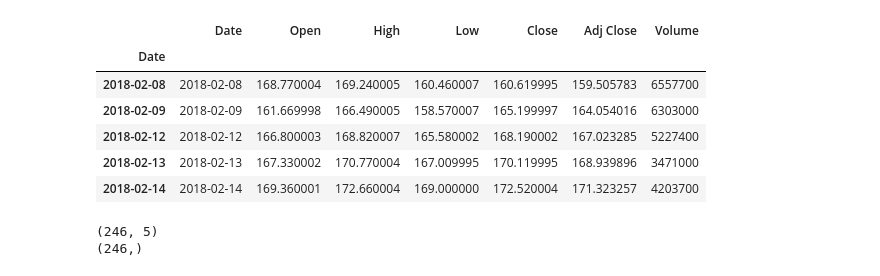
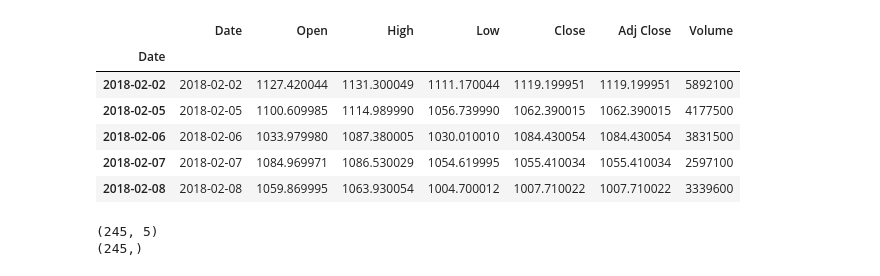
Before and after one commit to WeilunZ/lstm-forecasting, a Jupyter notebook: code/Traditional Model/SVR.ipynb, the cells around one changed output. Saved outputs shown, nothing was run; the diff lists cells and outputs as text; code cells hidden in the pictures.

```diff
--- a/code/Traditional Model/SVR.ipynb
+++ b/code/Traditional Model/SVR.ipynb
@@ -6,18 +6,18 @@ import matplotlib.pyplot as plt
 import math
 # %%
 # 读取数据，pd.read_csv默认生成DataFrame对象，需将其转换成Series对象
-df_ori = pd.read_csv('../../dataset/MA-year.csv',header=0)
+df_ori = pd.read_csv('../../dataset/GOOGL-year.csv',header=0)
 df_ori.index = pd.to_datetime(df_ori['Date'])  # 将字符串索引转换成时间索引
 #df=df_ori.asfreq(freq='3d',method='ffill')
 df_ori.head()
 # %% [output]
 |  | Date | Open | High | Low | Close | Adj Close | Volume |
 | Date |  |  |  |  |  |  |  |
-| 2018-02-08 | 2018-02-08 | 168.770004 | 169.240005 | 160.460007 | 160.619995 | 159.505783 | 6557700 |
-| 2018-02-09 | 2018-02-09 | 161.669998 | 166.490005 | 158.570007 | 165.199997 | 164.054016 | 6303000 |
-| 2018-02-12 | 2018-02-12 | 166.800003 | 168.820007 | 165.580002 | 168.190002 | 167.023285 | 5227400 |
-| 2018-02-13 | 2018-02-13 | 167.330002 | 170.770004 | 167.009995 | 170.119995 | 168.939896 | 3471000 |
-| 2018-02-14 | 2018-02-14 | 169.360001 | 172.660004 | 169.000000 | 172.520004 | 171.323257 | 4203700 |
+| 2018-02-02 | 2018-02-02 | 1127.420044 | 1131.300049 | 1111.170044 | 1119.199951 | 1119.199951 | 5892100 |
+| 2018-02-05 | 2018-02-05 | 1100.609985 | 1114.989990 | 1056.739990 | 1062.390015 | 1062.390015 | 4177500 |
+| 2018-02-06 | 2018-02-06 | 1033.979980 | 1087.380005 | 1030.010010 | 1084.430054 | 1084.430054 | 3831500 |
+| 2018-02-07 | 2018-02-07 | 1084.969971 | 1086.530029 | 1054.619995 | 1055.410034 | 1055.410034 | 2597100 |
+| 2018-02-08 | 2018-02-08 | 1059.869995 | 1063.930054 | 1004.700012 | 1007.710022 | 1007.710022 | 3339600 |
 # %%
 from sklearn.preprocessing import MinMaxScaler
 sc = MinMaxScaler(feature_range=(0, 1))
@@ -40,8 +40,8 @@ y_train=y_train.reshape(y_train.shape[0])
 print(X_train.shape)
 print(y_train.shape)
 # %% [output]
-(246, 5)
-(246,)
+(245, 5)
+(245,)
 # %%
 X=np.array([x for x in range(sc_close.shape[0])]).reshape(-1,1)
 Y=sc_close
```
Also changed, not shown: parts of 8 cells of this notebook, 17 other files.
